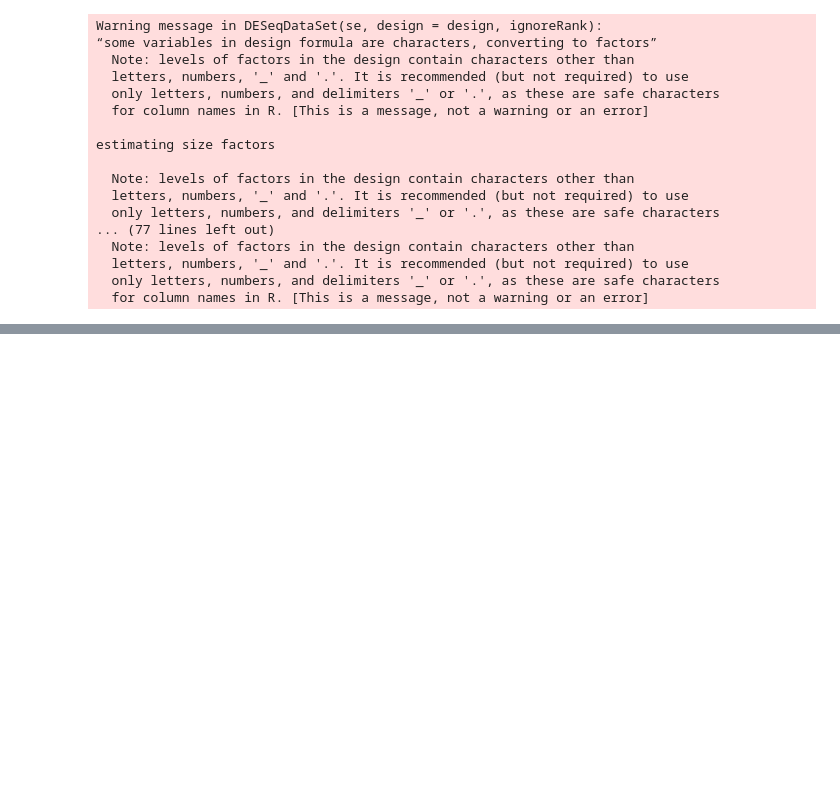
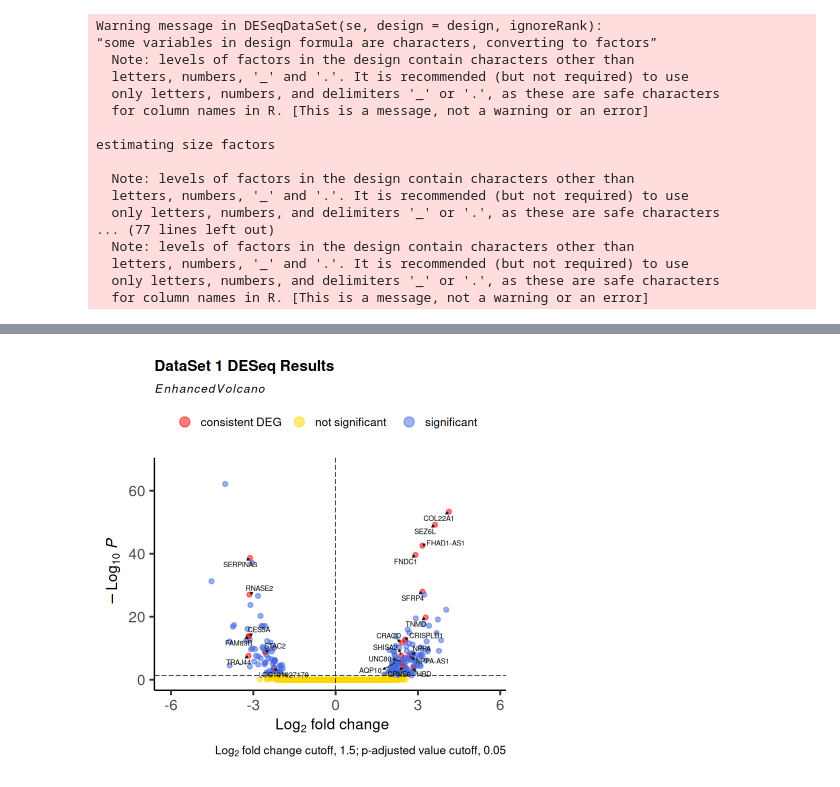
Before and after one commit to gKylie29/final-project-pipeline, a Jupyter notebook: rna-seq-pipeline.ipynb, the cells around one changed output, grey strips where cells are left out. Saved outputs shown, nothing was run; the diff lists cells and outputs as text; code cells hidden in the pictures; blank space fills up the shorter version.

Commit message:
created volcano plots, updated comments in code, and added the joining table to getDeseq results function to simplify code

```diff
--- a/rna-seq-pipeline.ipynb
+++ b/rna-seq-pipeline.ipynb
@@ -306,13 +278,13 @@ A data.frame: 6 × 7
 # %%
 #get gene names for Fisher test
 
-d1_up_gene_names <- rownames(d1_final_up_genes_table)
-d2_up_gene_names <- rownames(d2_final_up_genes_table)
-d1_all_gene_names <- d1_final_all_genes_table$Symbol
+d1_up_gene_names <- rownames(d1_up_genes_table)
+d2_up_gene_names <- rownames(d2_up_genes_table)
+d1_all_gene_names <- d1_all_genes_table$Symbol
 
-d1_down_gene_names <- rownames(d1_final_down_genes_table)
-d2_down_gene_names <- rownames(d2_final_down_genes_table)
-d2_all_gene_names <- d2_final_all_genes_table$Symbol
+d1_down_gene_names <- rownames(d1_down_genes_table)
+d2_down_gene_names <- rownames(d2_down_genes_table)
+d2_all_gene_names <- d2_all_genes_table$Symbol
 # %%
 #Fisher test for upregulated genes
 
@@ -382,0 +385,41 @@ fisher.test(matrix(c(all_genes_overlap_fisher - union(d1_up_genes_fisher, d2_up_
+# %%
+#Create Volcano Plot for Dataset 1, labeling the consistently expressed genes across both datasets.
+# 3 different colors: gold = not significant, blue = significant, but not consistent across both datastes (downregulated or upregulated), red = significant across both datasets (downregulated or upregulated)
+
+
+#Fisher's test was significant (p-value was 2.2e-16, so get consistently significant genes)
+
+consistent_up_genes <- intersect(d1_up_genes_fisher, d2_up_genes_fisher)
+consistent_down_genes <- intersect(d1_down_genes_fisher, d2_down_genes_fisher)
+consistently_sig_genes <- union(consistent_up_genes, consistent_down_genes)
+
+
+#get non-consistently significant_genes in dataset1
+all_significant_genes <- union(d1_up_genes_fisher, d1_down_genes_fisher)
+non_consistent_sig_genes <- setdiff(all_significant_genes, consistently_sig_genes)
+
+
+
+res_1 <- results(d1_dds,contrast=c("condition","Dilated cardiomyopathy (DCM)", "Non-Failing Donor"))
+
+
+res_1 <- as.data.frame(res_1) %>% rownames_to_column(var="GeneID")
+
+res_1 <- left_join(res_1, gene_annot_table, by = "GeneID")
+
+
+
+keyvals <- ifelse(d1_all_genes_table$Symbol %in% non_consistent_sig_genes, "royalblue", ifelse(d1_all_genes_table$Symbol %in% consistently_sig_genes, "red", "gold"))
+
+names(keyvals)[keyvals == 'red'] <- 'consistent DEG'
+names(keyvals)[keyvals == 'gold'] <- 'not significant'
+names(keyvals)[keyvals == 'royalblue'] <- 'significant'
+
+
+EnhancedVolcano(d1_all_genes_table, x="log2FoldChange", y="padj", lab = d1_all_genes_table$Symbol, selectLab = consistently_sig_genes, title="DataSet 1 DESeq Results", pCutoff = 0.05, FCcutoff = 0, labSize = 3, caption = bquote(~Log[2]~ "fold change cutoff, 1.5; p-adjusted value cutoff, 0.05"), drawConnectors = TRUE, colCustom = keyvals, colAlpha=0.5, gridlines.major=FALSE, gridlines.minor=FALSE)
+
+
+
+#not sure if should do plot with res_1 (the original result) or the result that is after hypothesis test with p_adj < 0.05 which is table d1_all_genes_table
+# %% [output]
+[figure, added]
```
Also changed, not shown: parts of 24 cells of this notebook.
